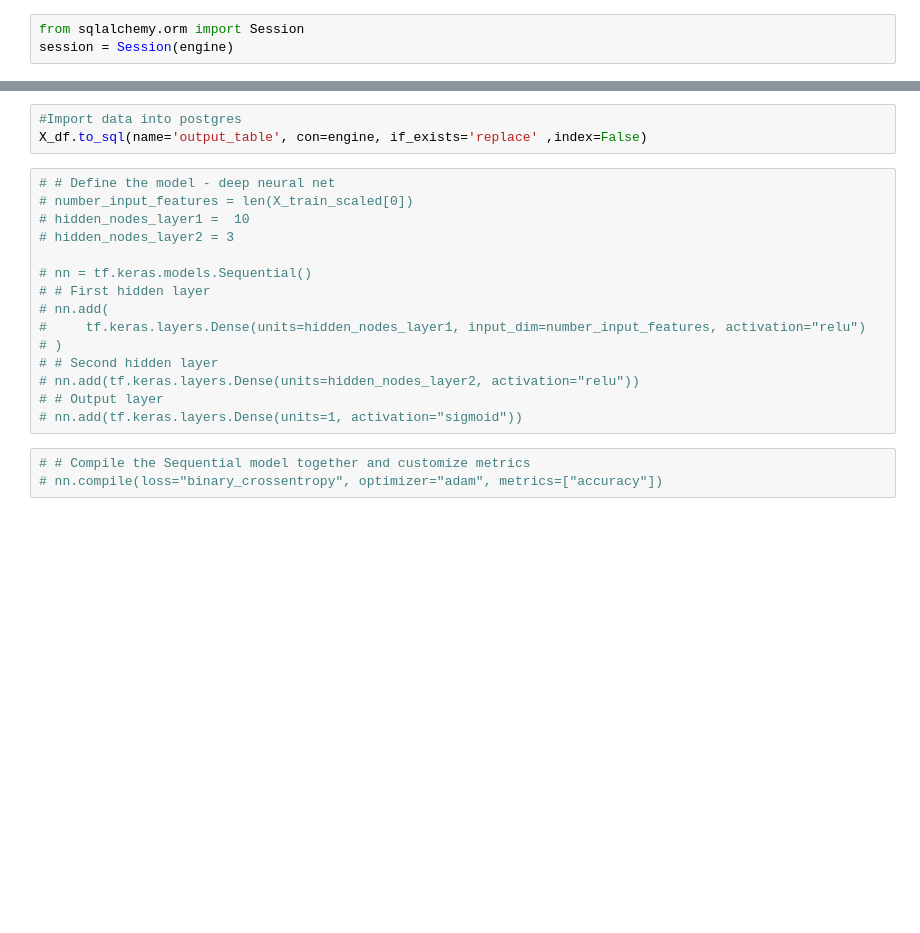
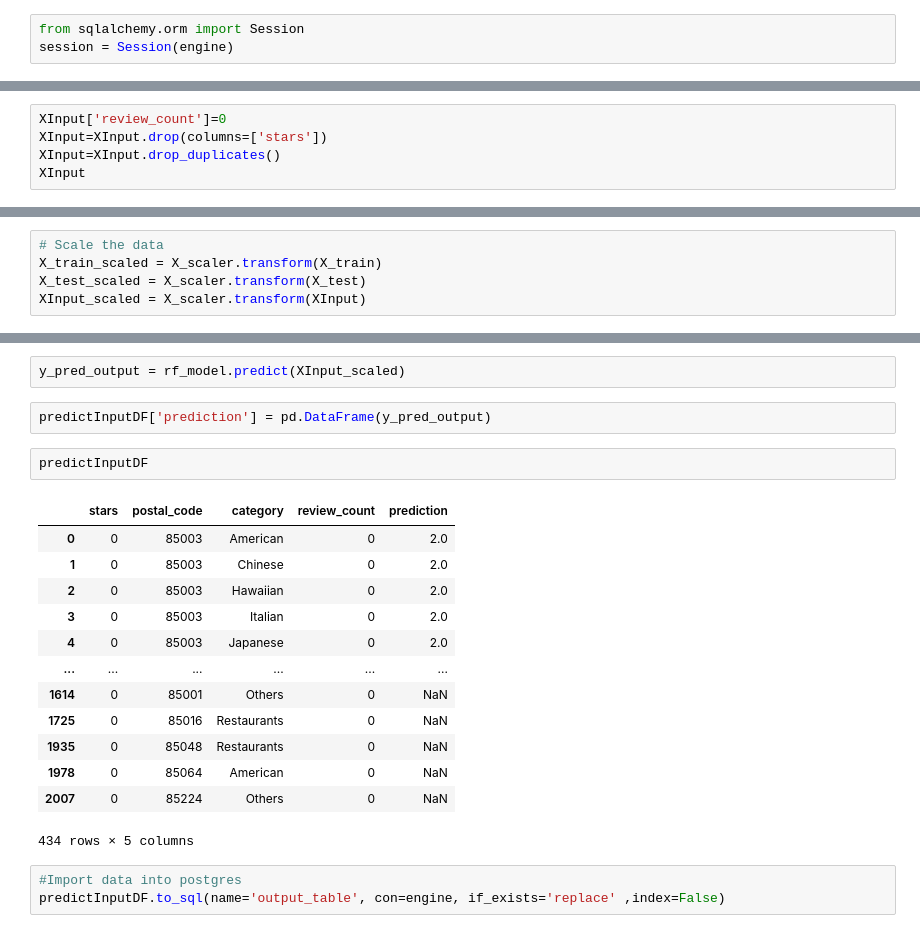
Before and after one commit to shaile09/Projects, a Jupyter notebook: YelpDeepLearning.ipynb, the cells around one changed output, grey strips where cells are left out. Drawn from its saved outputs; the diff is of its cells as text; blank space fills up the shorter version.

```diff
--- a/YelpDeepLearning.ipynb
+++ b/YelpDeepLearning.ipynb
@@ -229,0 +173,5 @@ session = Session(engine)
+# %%
+XInput['review_count']=0
+XInput=XInput.drop(columns=['stars'])
+XInput=XInput.drop_duplicates()
+XInput
@@ -229,0 +230,5 @@ session = Session(engine)
+# %%
+# Scale the data
+X_train_scaled = X_scaler.transform(X_train)
+X_test_scaled = X_scaler.transform(X_test)
+XInput_scaled = X_scaler.transform(XInput)
@@ -230,21 +262,23 @@ session = Session(engine)
+# %%
+y_pred_output = rf_model.predict(XInput_scaled)
+# %%
+predictInputDF['prediction'] = pd.DataFrame(y_pred_output)
+# %%
+predictInputDF
+# %% [output]
+|  | stars | postal_code | category | review_count | prediction |
+| 0 | 0 | 85003 | American | 0 | 2.0 |
+| 1 | 0 | 85003 | Chinese | 0 | 2.0 |
+| 2 | 0 | 85003 | Hawaiian | 0 | 2.0 |
+| 3 | 0 | 85003 | Italian | 0 | 2.0 |
+| 4 | 0 | 85003 | Japanese | 0 | 2.0 |
+| ... | ... | ... | ... | ... | ... |
+| 1614 | 0 | 85001 | Others | 0 | NaN |
+| 1725 | 0 | 85016 | Restaurants | 0 | NaN |
+| 1935 | 0 | 85048 | Restaurants | 0 | NaN |
+| 1978 | 0 | 85064 | American | 0 | NaN |
+| 2007 | 0 | 85224 | Others | 0 | NaN |
+434 rows × 5 columns
 # %%
 #Import data into postgres
-X_df.to_sql(name='output_table', con=engine, if_exists='replace' ,index=False)
+predictInputDF.to_sql(name='output_table', con=engine, if_exists='replace' ,index=False)
-# %%
-# # Define the model - deep neural net
-# number_input_features = len(X_train_scaled[0])
-# hidden_nodes_layer1 =  10
-# hidden_nodes_layer2 = 3
-
-# nn = tf.keras.models.Sequential()
-# # First hidden layer
-# nn.add(
-#     tf.keras.layers.Dense(units=hidden_nodes_layer1, input_dim=number_input_features, activation="relu")
-# )
-# # Second hidden layer
-# nn.add(tf.keras.layers.Dense(units=hidden_nodes_layer2, activation="relu"))
-# # Output layer
-# nn.add(tf.keras.layers.Dense(units=1, activation="sigmoid"))
-# %%
-# # Compile the Sequential model together and customize metrics
-# nn.compile(loss="binary_crossentropy", optimizer="adam", metrics=["accuracy"])
```
Also changed, not shown: parts of 58 cells of this notebook.
